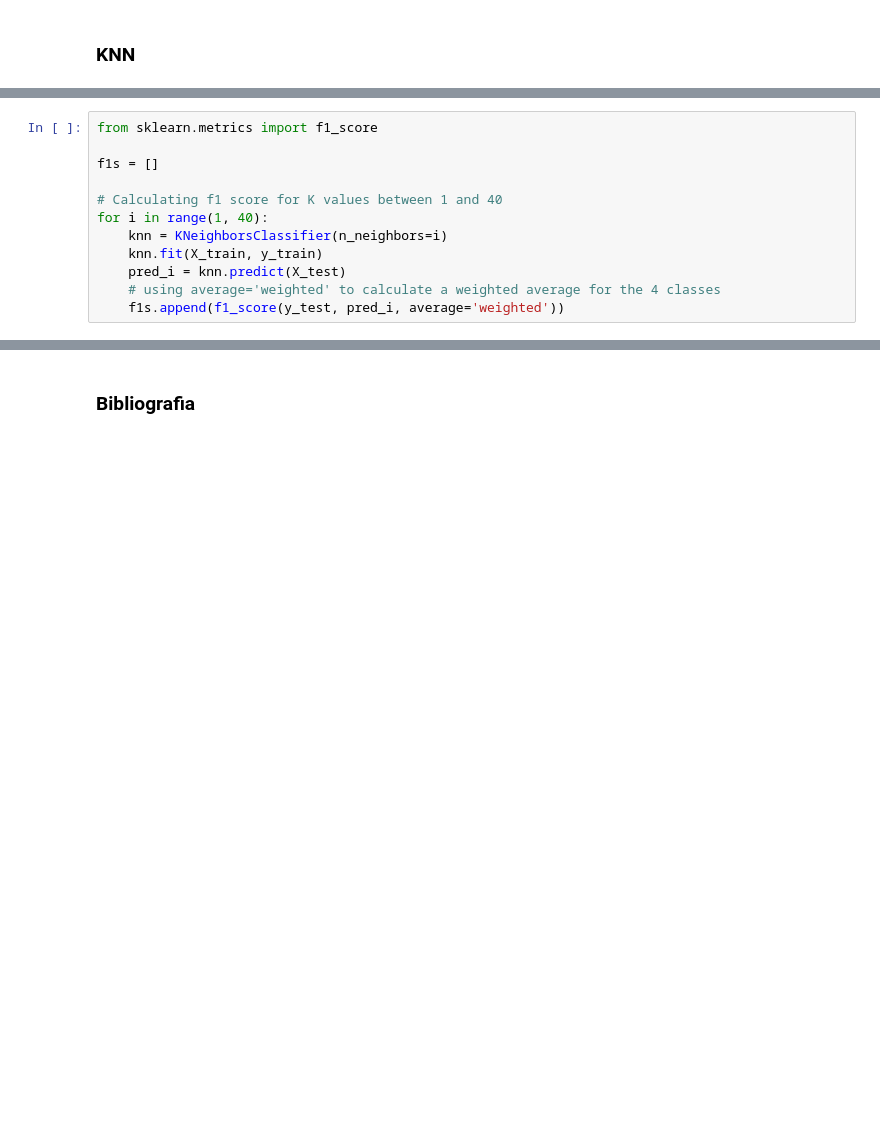
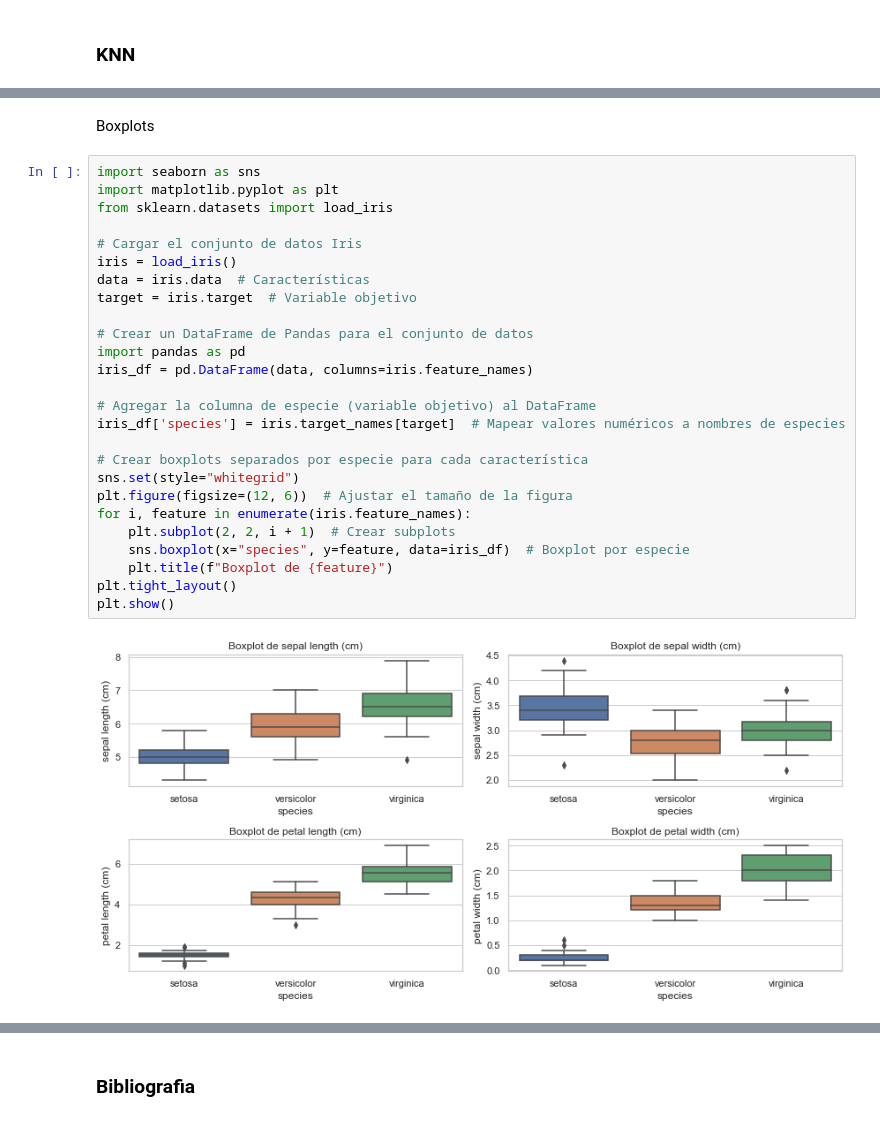
Before and after one commit to td2USA-20232/g2Caso3, a Jupyter notebook: caso3_g2.ipynb, the cells around one changed output, grey strips where cells are left out. Drawn from its saved outputs; the diff is of its cells as text; blank space fills up the shorter version.

```diff
--- a/caso3_g2.ipynb
+++ b/caso3_g2.ipynb
@@ -607,12 +402,0 @@ None 0.8133333333333334
-# %%
-from sklearn.metrics import f1_score
-
-f1s = []
-
-# Calculating f1 score for K values between 1 and 40
-for i in range(1, 40):
-    knn = KNeighborsClassifier(n_neighbors=i)
-    knn.fit(X_train, y_train)
-    pred_i = knn.predict(X_test)
-    # using average='weighted' to calculate a weighted average for the 4 classes
-    f1s.append(f1_score(y_test, pred_i, average='weighted'))
@@ -732,0 +499,30 @@ outlier_values
+# %% [markdown]
+Boxplots
+# %%
+import seaborn as sns
+import matplotlib.pyplot as plt
+from sklearn.datasets import load_iris
+
+# Cargar el conjunto de datos Iris
+iris = load_iris()
+data = iris.data  # Características
+target = iris.target  # Variable objetivo
+
+# Crear un DataFrame de Pandas para el conjunto de datos
+import pandas as pd
+iris_df = pd.DataFrame(data, columns=iris.feature_names)
+
+# Agregar la columna de especie (variable objetivo) al DataFrame
+iris_df['species'] = iris.target_names[target]  # Mapear valores numéricos a nombres de especies
+
+# Crear boxplots separados por especie para cada característica
+sns.set(style="whitegrid")
+plt.figure(figsize=(12, 6))  # Ajustar el tamaño de la figura
+for i, feature in enumerate(iris.feature_names):
+    plt.subplot(2, 2, i + 1)  # Crear subplots
+    sns.boxplot(x="species", y=feature, data=iris_df)  # Boxplot por especie
+    plt.title(f"Boxplot de {feature}")
+plt.tight_layout()
+plt.show()
+# %% [output]
+[figure, added]
```
Also changed, not shown: parts of 90 cells of this notebook.
